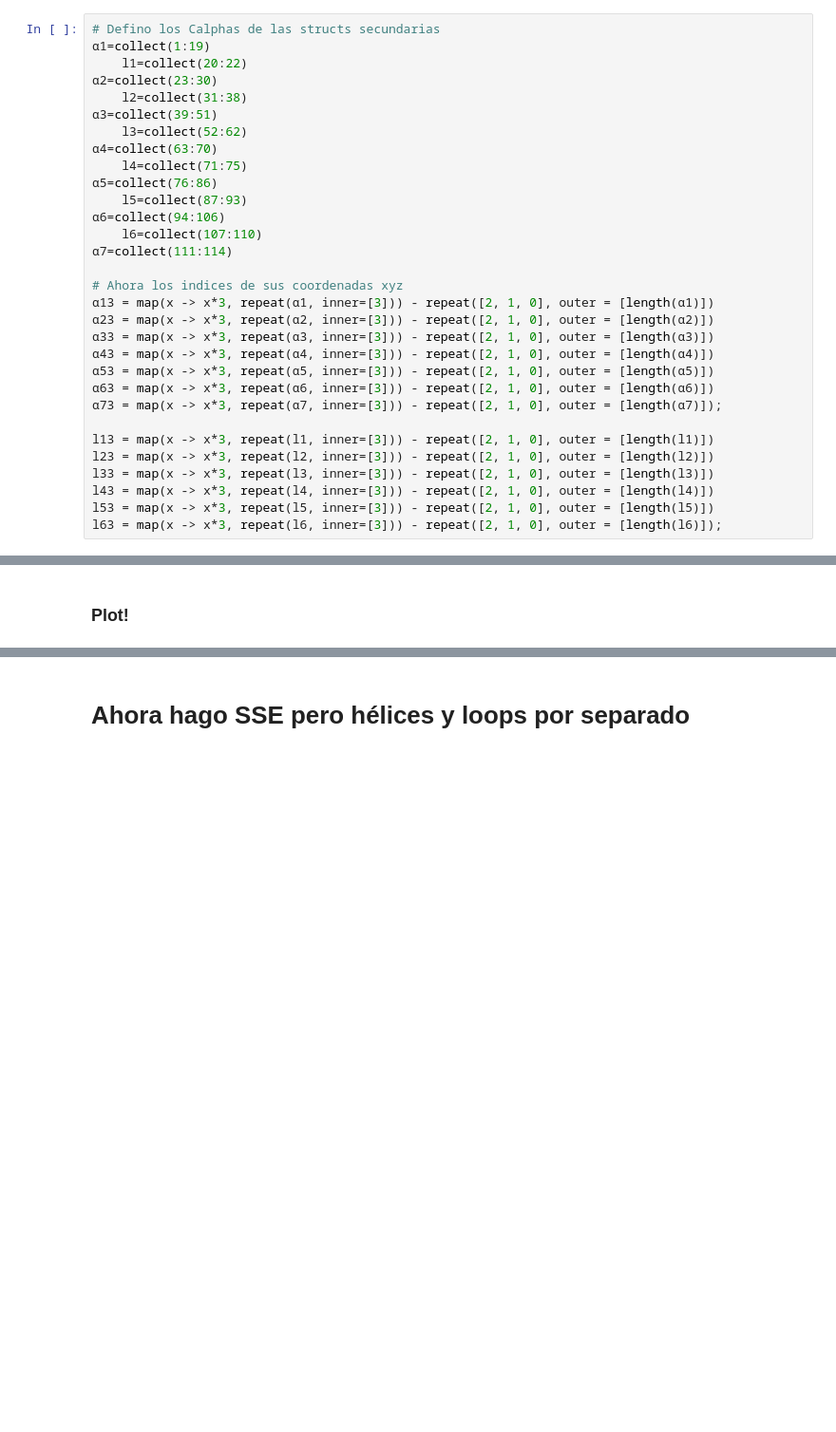
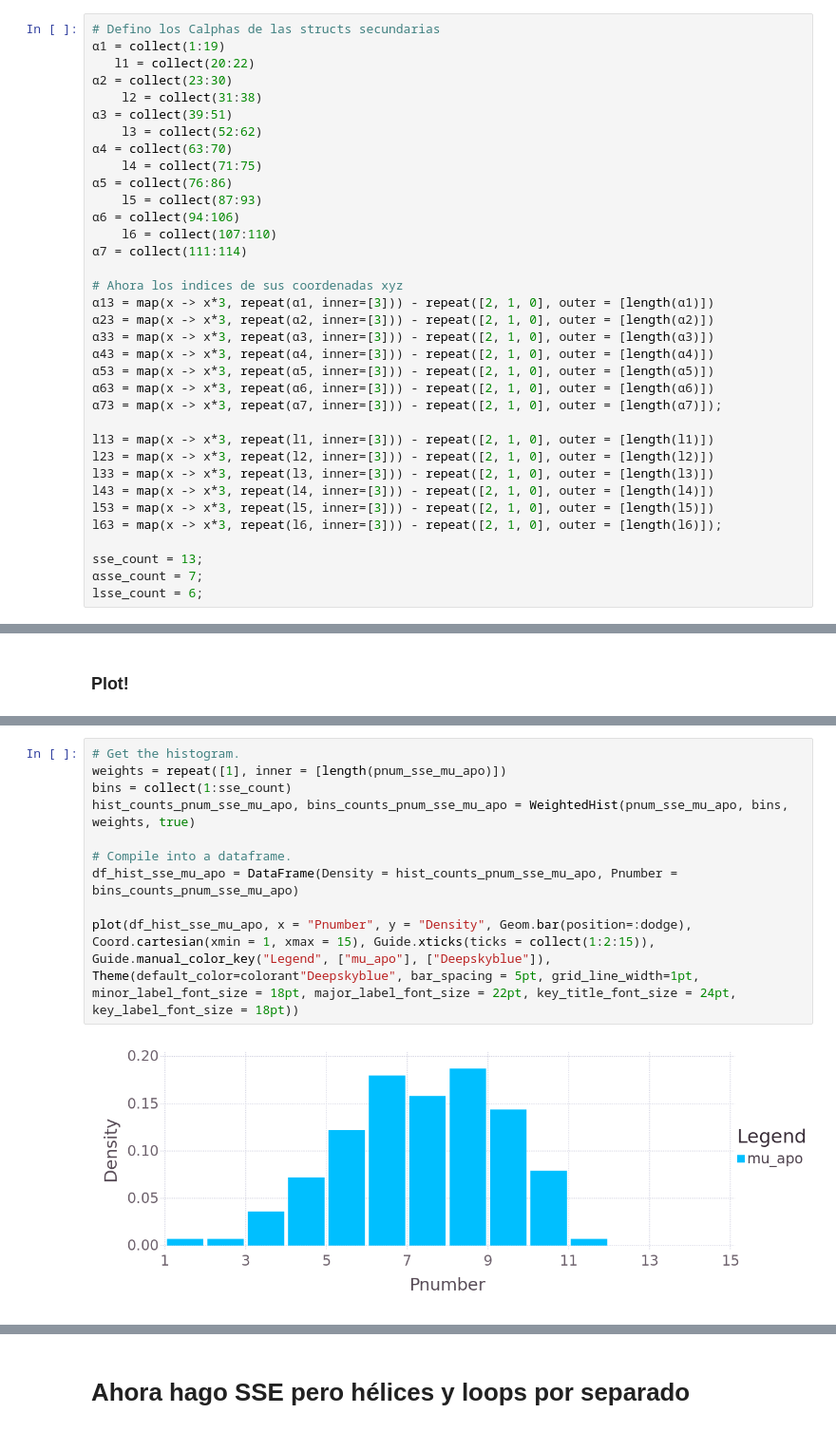
Before and after one commit to pgbarletta/obp16, a Jupyter notebook: src/mu_superpose.ipynb, the cells around one changed output, grey strips where cells are left out. Shown at 95% size. Drawn from its saved outputs; the diff is of its cells as text; blank space fills up the shorter version.

```diff
--- a/src/mu_superpose.ipynb
+++ b/src/mu_superpose.ipynb
@@ -392,18 +442,18 @@ draw(PDF("pmodes_hist_mu.pdf", 20cm, 40cm), vstack(pmodes_hist_mu_apo, pmodes_hi
 # %%
 # Defino los Calphas de las structs secundarias
-α1=collect(1:19)
-    l1=collect(20:22)
-α2=collect(23:30)
-    l2=collect(31:38)
-α3=collect(39:51)
-    l3=collect(52:62)
-α4=collect(63:70)
-    l4=collect(71:75)
-α5=collect(76:86)
-    l5=collect(87:93)
-α6=collect(94:106)
-    l6=collect(107:110)
-α7=collect(111:114)
+α1 = collect(1:19)
+   l1 = collect(20:22)
+α2 = collect(23:30)
+    l2 = collect(31:38)
+α3 = collect(39:51)
+    l3 = collect(52:62)
+α4 = collect(63:70)
+    l4 = collect(71:75)
+α5 = collect(76:86)
+    l5 = collect(87:93)
+α6 = collect(94:106)
+    l6 = collect(107:110)
+α7 = collect(111:114)
 
 # Ahora los indices de sus coordenadas xyz
 α13 = map(x -> x*3, repeat(α1, inner=[3])) - repeat([2, 1, 0], outer = [length(α1)])
@@ -420,5 +470,9 @@ l33 = map(x -> x*3, repeat(l3, inner=[3])) - repeat([2, 1, 0], outer = [length(l
 l43 = map(x -> x*3, repeat(l4, inner=[3])) - repeat([2, 1, 0], outer = [length(l4)])
 l53 = map(x -> x*3, repeat(l5, inner=[3])) - repeat([2, 1, 0], outer = [length(l5)])
 l63 = map(x -> x*3, repeat(l6, inner=[3])) - repeat([2, 1, 0], outer = [length(l6)]);
+
+sse_count = 13;
+αsse_count = 7;
+lsse_count = 6;
 # %% [markdown]
 ## mu_apo
@@ -756,0 +611,17 @@ draw(PDF("sse_hist_mu2.pdf", 45cm, 15cm), pnum_sse_hist);
+# %%
+# Get the histogram.
+weights = repeat([1], inner = [length(pnum_sse_mu_apo)])
+bins = collect(1:sse_count)
+hist_counts_pnum_sse_mu_apo, bins_counts_pnum_sse_mu_apo = WeightedHist(pnum_sse_mu_apo, bins, weights, true)
+
+# Compile into a dataframe.
+df_hist_sse_mu_apo = DataFrame(Density = hist_counts_pnum_sse_mu_apo, Pnumber = bins_counts_pnum_sse_mu_apo)
+
+plot(df_hist_sse_mu_apo, x = "Pnumber", y = "Density", Geom.bar(position=:dodge),
+Coord.cartesian(xmin = 1, xmax = 15), Guide.xticks(ticks = collect(1:2:15)),
+Guide.manual_color_key("Legend", ["mu_apo"], ["Deepskyblue"]),
+Theme(default_color=colorant"Deepskyblue", bar_spacing = 5pt, grid_line_width=1pt,
+minor_label_font_size = 18pt, major_label_font_size = 22pt, key_title_font_size = 24pt,
+key_label_font_size = 18pt))
+# %% [output]
+[figure, added]
```
Also changed, not shown: parts of 67 cells of this notebook, 6 other files.
